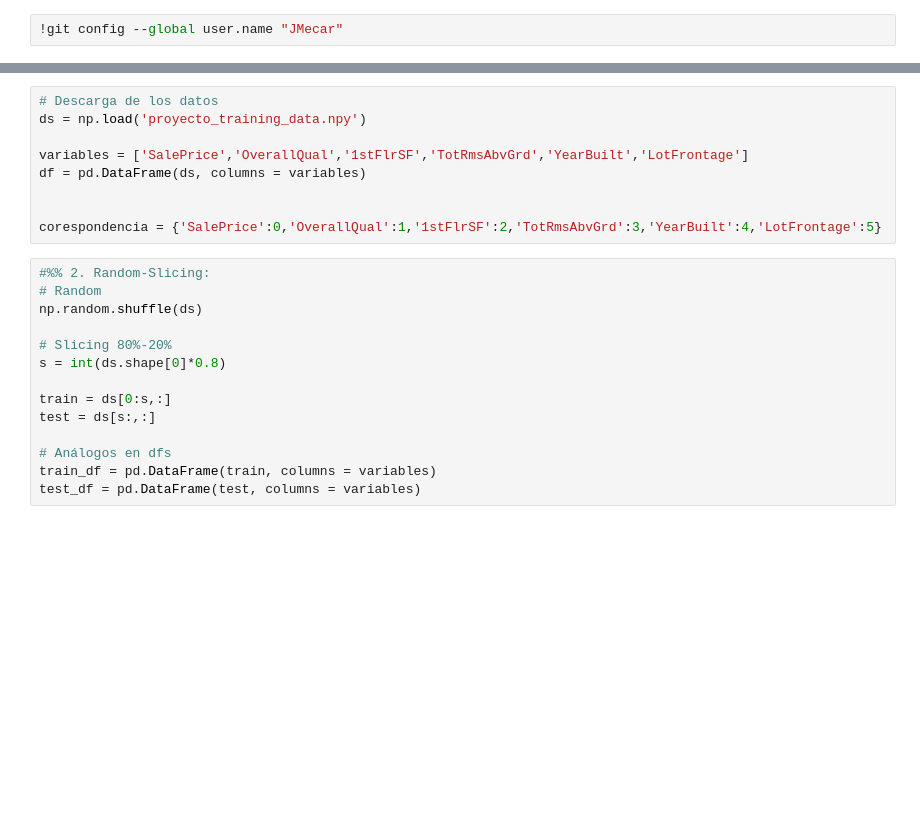
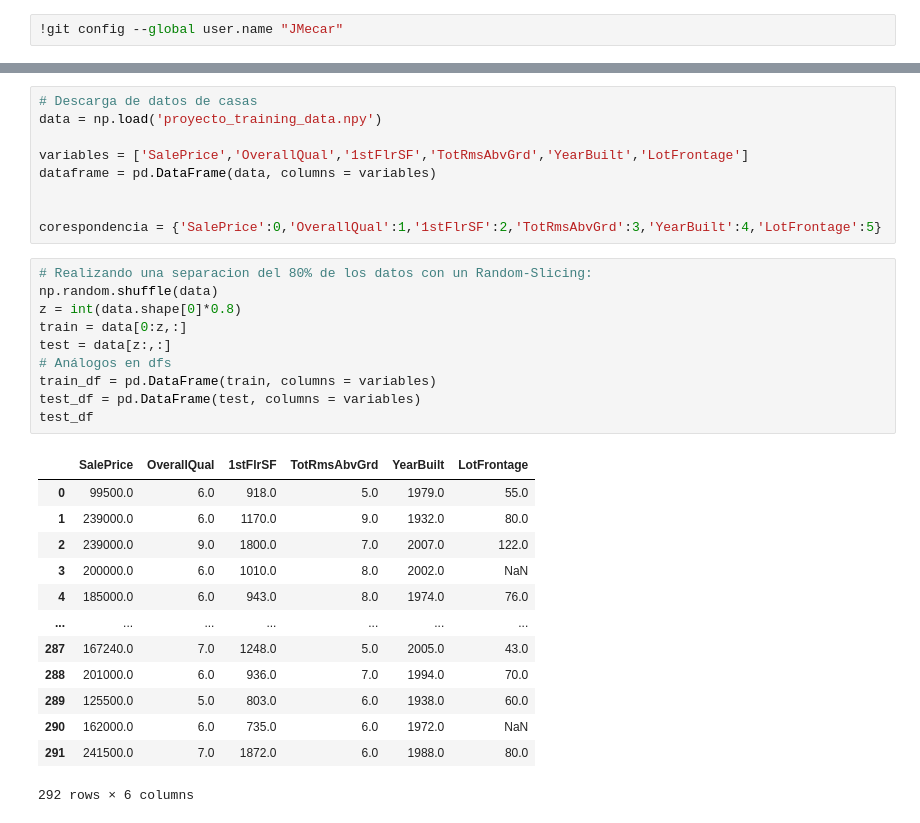
Before and after one commit to JMercar/proyecto_python, a Jupyter notebook: proyecto.ipynb, the cells around one changed output, grey strips where cells are left out. Cells and saved outputs as stored; diff of their text form; blank space fills up the shorter version.

```diff
--- a/proyecto.ipynb
+++ b/proyecto.ipynb
@@ -50,23 +41,33 @@ fatal: unable to auto-detect email address (got 'root@5dedc9e88465.(none)')
 # %%
-# Descarga de los datos
-ds = np.load('proyecto_training_data.npy')
+# Descarga de datos de casas
+data = np.load('proyecto_training_data.npy')
 
 variables = ['SalePrice','OverallQual','1stFlrSF','TotRmsAbvGrd','YearBuilt','LotFrontage']
-df = pd.DataFrame(ds, columns = variables)
+dataframe = pd.DataFrame(data, columns = variables)
 
 
 corespondencia = {'SalePrice':0,'OverallQual':1,'1stFlrSF':2,'TotRmsAbvGrd':3,'YearBuilt':4,'LotFrontage':5}
 # %%
-#%% 2. Random-Slicing:
-# Random
-np.random.shuffle(ds)
-
-# Slicing 80%-20%
-s = int(ds.shape[0]*0.8)
-
-train = ds[0:s,:]
-test = ds[s:,:]
-
+# Realizando una separacion del 80% de los datos con un Random-Slicing:
+np.random.shuffle(data)
+z = int(data.shape[0]*0.8)
+train = data[0:z,:]
+test = data[z:,:]
 # Análogos en dfs
 train_df = pd.DataFrame(train, columns = variables)
 test_df = pd.DataFrame(test, columns = variables)
+test_df
+# %% [output]
+|  | SalePrice | OverallQual | 1stFlrSF | TotRmsAbvGrd | YearBuilt | LotFrontage |
+| 0 | 99500.0 | 6.0 | 918.0 | 5.0 | 1979.0 | 55.0 |
+| 1 | 239000.0 | 6.0 | 1170.0 | 9.0 | 1932.0 | 80.0 |
+| 2 | 239000.0 | 9.0 | 1800.0 | 7.0 | 2007.0 | 122.0 |
+| 3 | 200000.0 | 6.0 | 1010.0 | 8.0 | 2002.0 | NaN |
+| 4 | 185000.0 | 6.0 | 943.0 | 8.0 | 1974.0 | 76.0 |
+| ... | ... | ... | ... | ... | ... | ... |
+| 287 | 167240.0 | 7.0 | 1248.0 | 5.0 | 2005.0 | 43.0 |
+| 288 | 201000.0 | 6.0 | 936.0 | 7.0 | 1994.0 | 70.0 |
+| 289 | 125500.0 | 5.0 | 803.0 | 6.0 | 1938.0 | 60.0 |
+| 290 | 162000.0 | 6.0 | 735.0 | 6.0 | 1972.0 | NaN |
+| 291 | 241500.0 | 7.0 | 1872.0 | 6.0 | 1988.0 | 80.0 |
+292 rows × 6 columns
```
Also changed, not shown: parts of 14 cells of this notebook.
